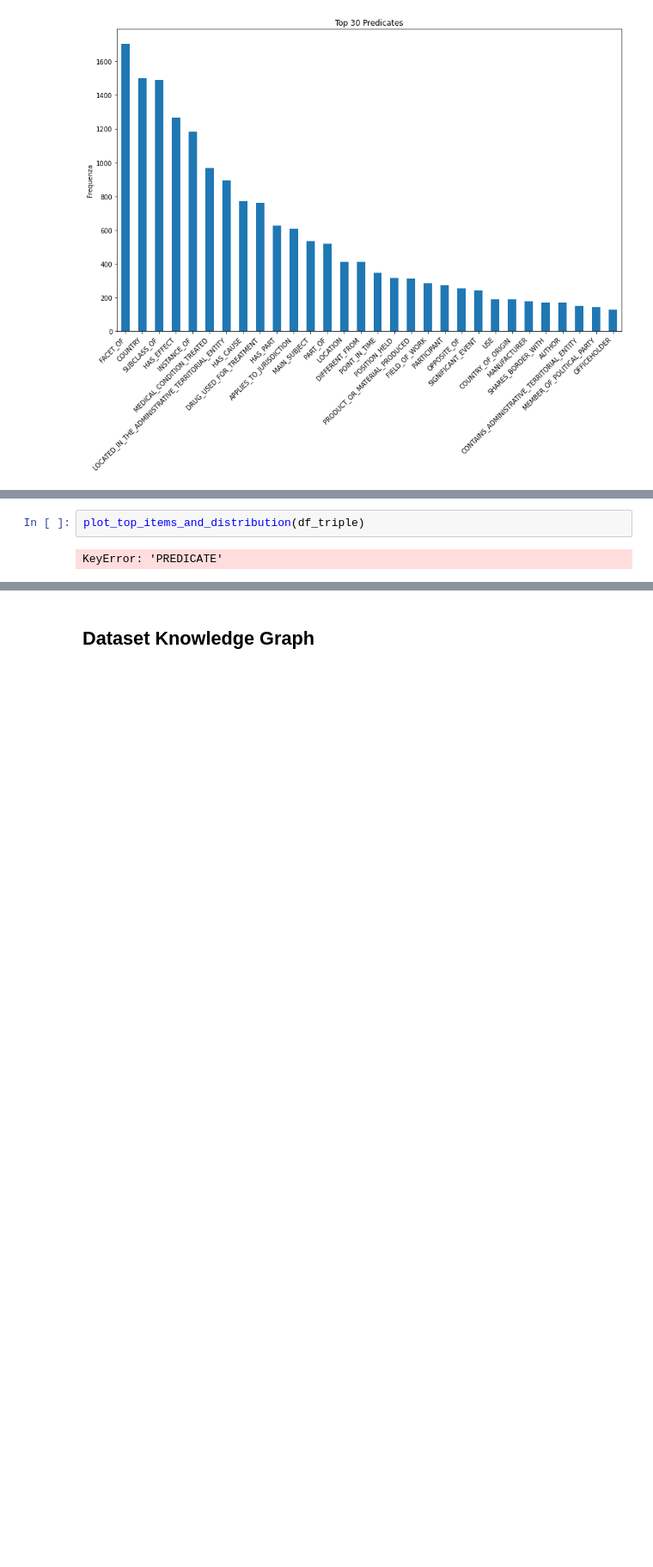
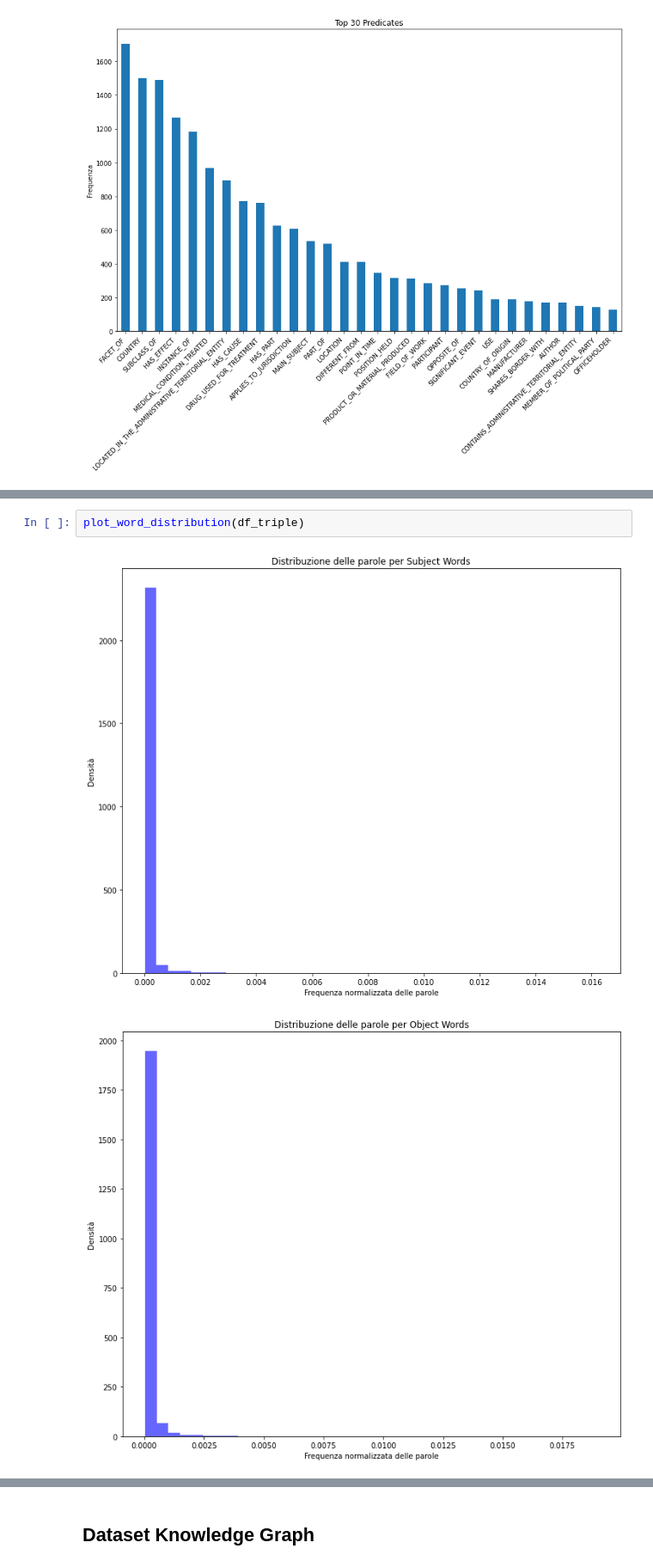
Before and after one commit to SimoneFarallo/integrating_knowledge_with_natural_language_processing_for_enhanced_fact-checking, a Jupyter notebook: Exploration_dataset_graph.ipynb, the cells around one changed output, grey strips where cells are left out. Shown at 86% size. Drawn from its saved outputs; the diff is of its cells as text; blank space fills up the shorter version.

```diff
--- a/Exploration_dataset_graph.ipynb
+++ b/Exploration_dataset_graph.ipynb
@@ -187,4 +220,5 @@ plot_top_items(df_triple)
 # %%
-plot_top_items_and_distribution(df_triple)
+plot_word_distribution(df_triple)
 # %% [output]
-KeyError: 'PREDICATE'
+[figure, added]
+[figure, added]
```
Also changed, not shown: parts of 17 cells of this notebook, 1 other file.
